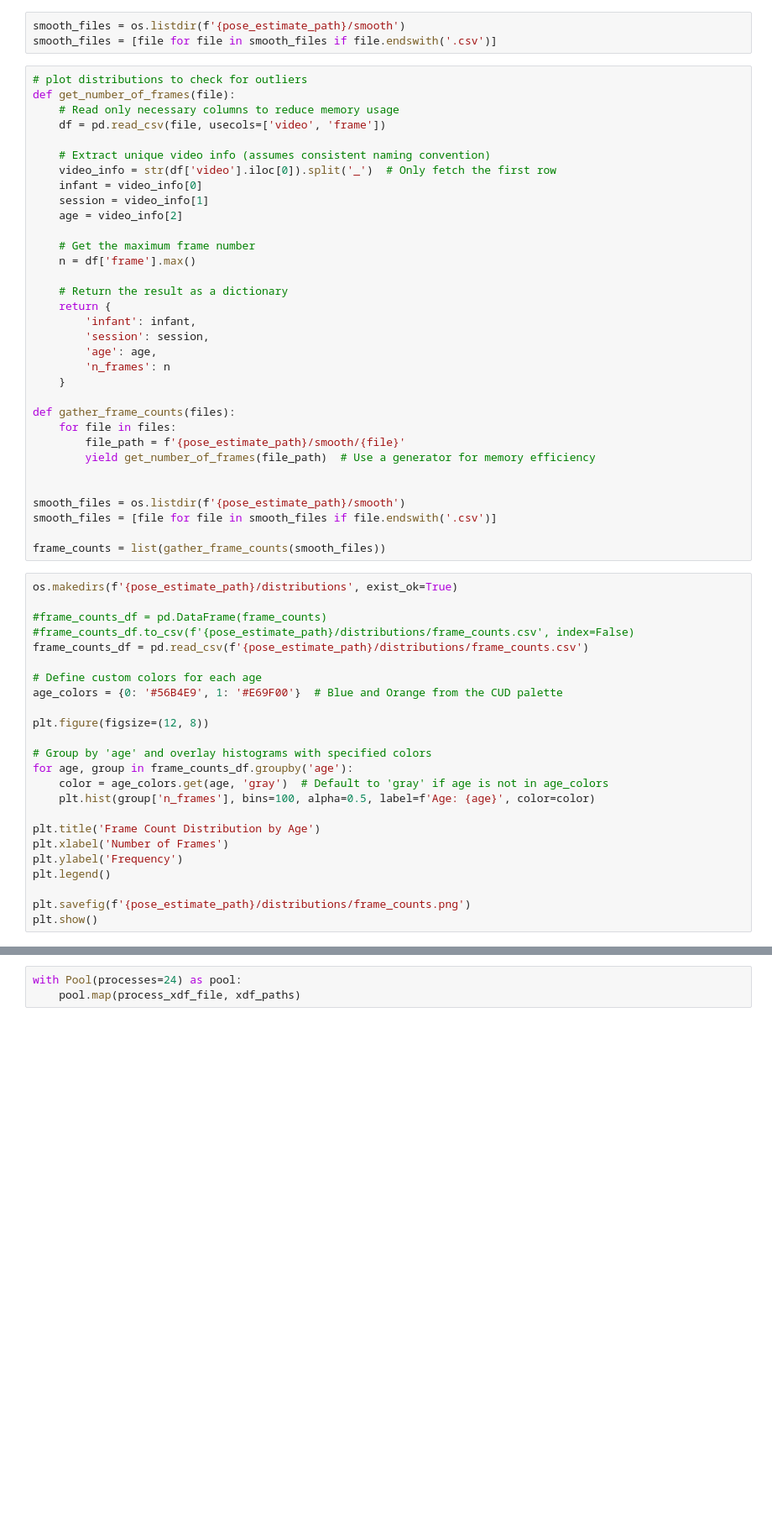
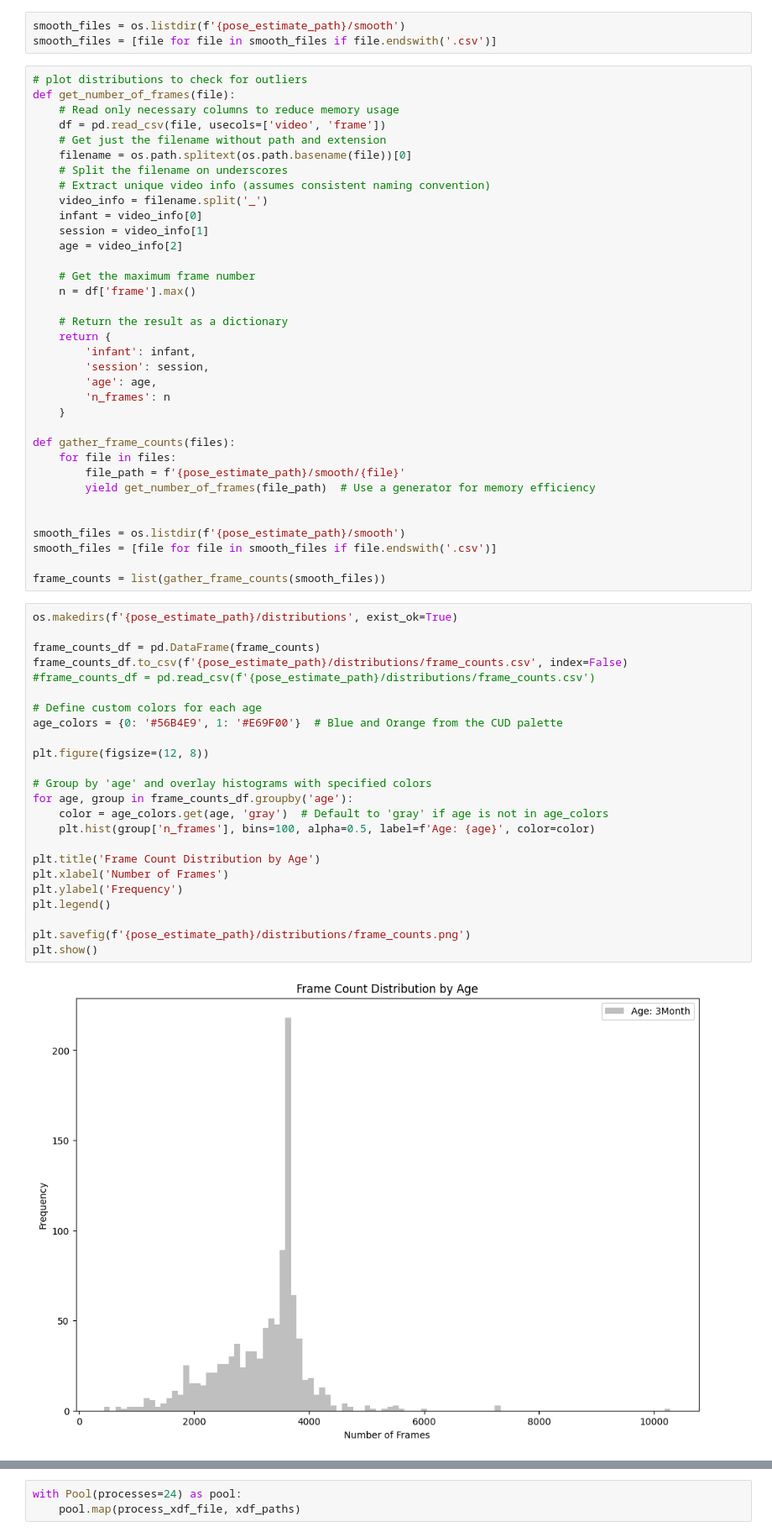
Before and after one commit to quietscientist/gma_score_prediction_from_video, a Jupyter notebook: 1_ProcessDetections.ipynb, the cells around one changed output, grey strips where cells are left out. Shown at 84% size. Drawn from its saved outputs; the diff is of its cells as text; blank space fills up the shorter version.

```diff
--- a/1_ProcessDetections.ipynb
+++ b/1_ProcessDetections.ipynb
@@ -400,9 +428,11 @@ smooth_files = [file for file in smooth_files if file.endswith('.csv')]
 def get_number_of_frames(file):
     # Read only necessary columns to reduce memory usage
     df = pd.read_csv(file, usecols=['video', 'frame'])
-
+    # Get just the filename without path and extension
+    filename = os.path.splitext(os.path.basename(file))[0]
+    # Split the filename on underscores
     # Extract unique video info (assumes consistent naming convention)
-    video_info = str(df['video'].iloc[0]).split('_')  # Only fetch the first row
+    video_info = filename.split('_')
     infant = video_info[0]
     session = video_info[1]
     age = video_info[2]
@@ -431,27 +461,29 @@ frame_counts = list(gather_frame_counts(smooth_files))
 # %%
 os.makedirs(f'{pose_estimate_path}/distributions', exist_ok=True)
 
-#frame_counts_df = pd.DataFrame(frame_counts)
-#frame_counts_df.to_csv(f'{pose_estimate_path}/distributions/frame_counts.csv', index=False)
-frame_counts_df = pd.read_csv(f'{pose_estimate_path}/distributions/frame_counts.csv')
+frame_counts_df = pd.DataFrame(frame_counts)
+frame_counts_df.to_csv(f'{pose_estimate_path}/distributions/frame_counts.csv', index=False)
+#frame_counts_df = pd.read_csv(f'{pose_estimate_path}/distributions/frame_counts.csv')
 
 # Define custom colors for each age
 age_colors = {0: '#56B4E9', 1: '#E69F00'}  # Blue and Orange from the CUD palette
 
 plt.figure(figsize=(12, 8))
 
 # Group by 'age' and overlay histograms with specified colors
 for age, group in frame_counts_df.groupby('age'):
     color = age_colors.get(age, 'gray')  # Default to 'gray' if age is not in age_colors
     plt.hist(group['n_frames'], bins=100, alpha=0.5, label=f'Age: {age}', color=color)
 
 plt.title('Frame Count Distribution by Age')
 plt.xlabel('Number of Frames')
 plt.ylabel('Frequency')
 plt.legend()
 
 plt.savefig(f'{pose_estimate_path}/distributions/frame_counts.png')
 plt.show()
+# %% [output]
+[figure, added]
 # %%
 from IPython.display import clear_output
 chunksize = 100000
```
Also changed, not shown: parts of 15 cells of this notebook.
